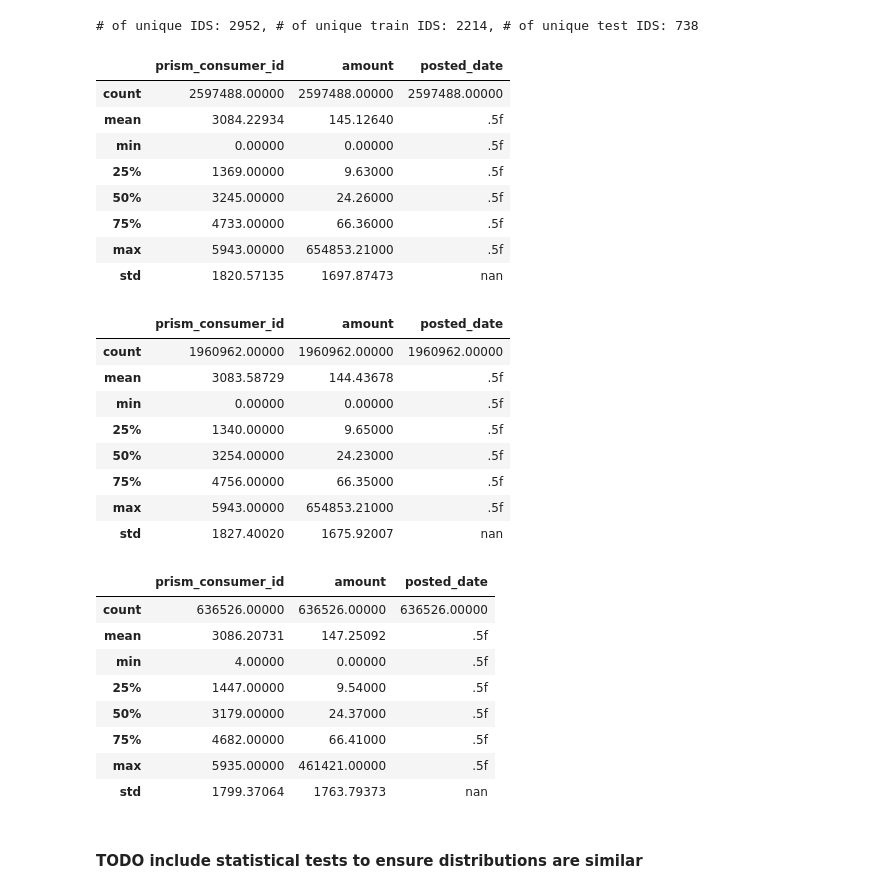
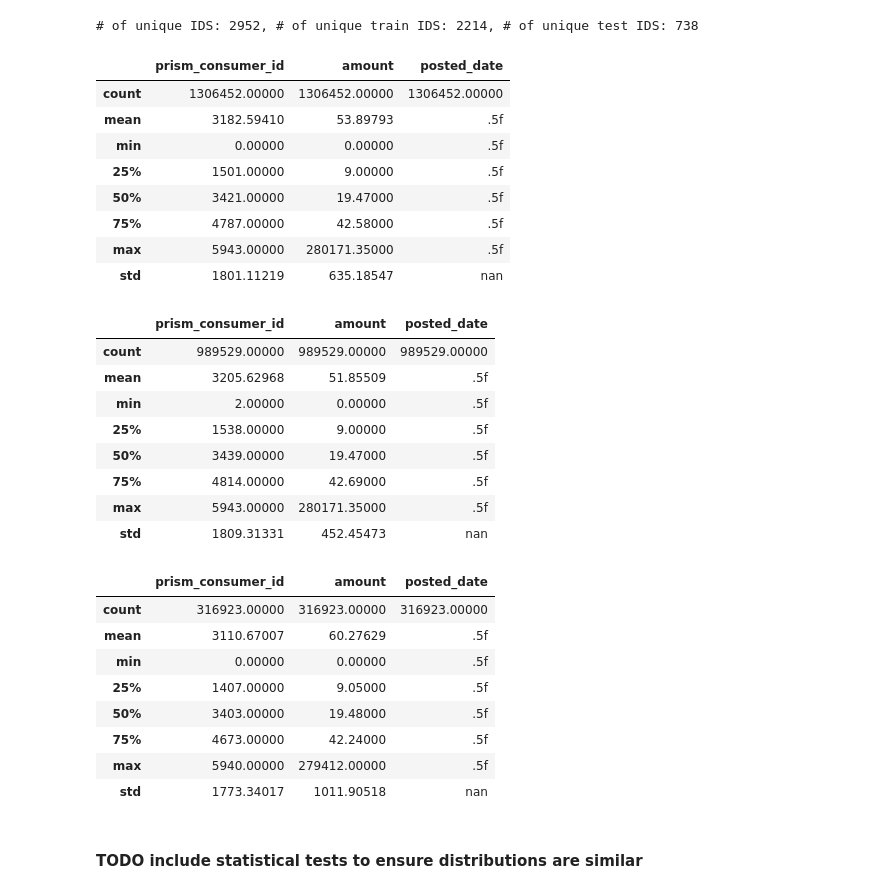
Before and after one commit to danielrmathew/prism-data-credit, a Jupyter notebook: drm_notebook.ipynb, the cells around one changed output. Saved outputs shown, nothing was run; the diff lists cells and outputs as text; code cells hidden in the pictures.

```diff
--- a/drm_notebook.ipynb
+++ b/drm_notebook.ipynb
@@ -54,8 +51,0 @@ outflows_train, outflows_test = train_test_split(outflows, test_size=test_size,
-# %%
-# Get unique customer_ids
-ids = outflows.prism_consumer_id.unique()
-ids_memo = outflows_with_memo.prism_consumer_id.unique()
-
-# Split customer_ids into training and testing sets
-train_ids, test_ids = train_test_split(ids, test_size=0.25)
-train_ids_memo, test_ids_memo = train_test_split(ids_memo, test_size=0.25)
@@ -74,3 +65,5 @@ outflows_train.shape, outflows_test.shape
+# %%
+outflows_memo_train, outflows_memo_test = dataset_split(outflows_with_memo)
 # %%
 outflows_memo_train.shape, outflows_memo_test.shape
 # %% [output]
@@ -88,40 +75,40 @@ print(f'# of unique IDS: {len(outflows_with_memo.prism_consumer_id.unique())}, #
 # %% [output]
 # of unique IDS: 2952, # of unique train IDS: 2214, # of unique test IDS: 738
 # %%
-outflows.describe().apply(lambda s: s.apply('{0:.5f}'.format))
+outflows_with_memo.describe().apply(lambda s: s.apply('{0:.5f}'.format))
 # %% [output]
 |  | prism_consumer_id | amount | posted_date |
-| count | 2597488.00000 | 2597488.00000 | 2597488.00000 |
-| mean | 3084.22934 | 145.12640 | .5f |
+| count | 1306452.00000 | 1306452.00000 | 1306452.00000 |
+| mean | 3182.59410 | 53.89793 | .5f |
 | min | 0.00000 | 0.00000 | .5f |
-| 25% | 1369.00000 | 9.63000 | .5f |
-| 50% | 3245.00000 | 24.26000 | .5f |
-| 75% | 4733.00000 | 66.36000 | .5f |
-| max | 5943.00000 | 654853.21000 | .5f |
-| std | 1820.57135 | 1697.87473 | nan |
+| 25% | 1501.00000 | 9.00000 | .5f |
+| 50% | 3421.00000 | 19.47000 | .5f |
+| 75% | 4787.00000 | 42.58000 | .5f |
+| max | 5943.00000 | 280171.35000 | .5f |
+| std | 1801.11219 | 635.18547 | nan |
 # %%
-outflows_train.describe().apply(lambda s: s.apply('{0:.5f}'.format))
+outflows_memo_train.describe().apply(lambda s: s.apply('{0:.5f}'.format))
 # %% [output]
 |  | prism_consumer_id | amount | posted_date |
-| count | 1960962.00000 | 1960962.00000 | 1960962.00000 |
-| mean | 3083.58729 | 144.43678 | .5f |
-| min | 0.00000 | 0.00000 | .5f |
-| 25% | 1340.00000 | 9.65000 | .5f |
-| 50% | 3254.00000 | 24.23000 | .5f |
-| 75% | 4756.00000 | 66.35000 | .5f |
-| max | 5943.00000 | 654853.21000 | .5f |
-| std | 1827.40020 | 1675.92007 | nan |
+| count | 989529.00000 | 989529.00000 | 989529.00000 |
+| mean | 3205.62968 | 51.85509 | .5f |
+| min | 2.00000 | 0.00000 | .5f |
+| 25% | 1538.00000 | 9.00000 | .5f |
+| 50% | 3439.00000 | 19.47000 | .5f |
+| 75% | 4814.00000 | 42.69000 | .5f |
+| max | 5943.00000 | 280171.35000 | .5f |
+| std | 1809.31331 | 452.45473 | nan |
 # %%
-outflows_test.describe().apply(lambda s: s.apply('{0:.5f}'.format))
+outflows_memo_test.describe().apply(lambda s: s.apply('{0:.5f}'.format))
 # %% [output]
 |  | prism_consumer_id | amount | posted_date |
-| count | 636526.00000 | 636526.00000 | 636526.00000 |
-| mean | 3086.20731 | 147.25092 | .5f |
-| min | 4.00000 | 0.00000 | .5f |
-| 25% | 1447.00000 | 9.54000 | .5f |
-| 50% | 3179.00000 | 24.37000 | .5f |
-| 75% | 4682.00000 | 66.41000 | .5f |
-| max | 5935.00000 | 461421.00000 | .5f |
-| std | 1799.37064 | 1763.79373 | nan |
+| count | 316923.00000 | 316923.00000 | 316923.00000 |
+| mean | 3110.67007 | 60.27629 | .5f |
+| min | 0.00000 | 0.00000 | .5f |
+| 25% | 1407.00000 | 9.05000 | .5f |
+| 50% | 3403.00000 | 19.48000 | .5f |
+| 75% | 4673.00000 | 42.24000 | .5f |
+| max | 5940.00000 | 279412.00000 | .5f |
+| std | 1773.34017 | 1011.90518 | nan |
 # %% [markdown]
 #### TODO include statistical tests to ensure distributions are similar
```
Also changed, not shown: parts of 97 cells of this notebook.
